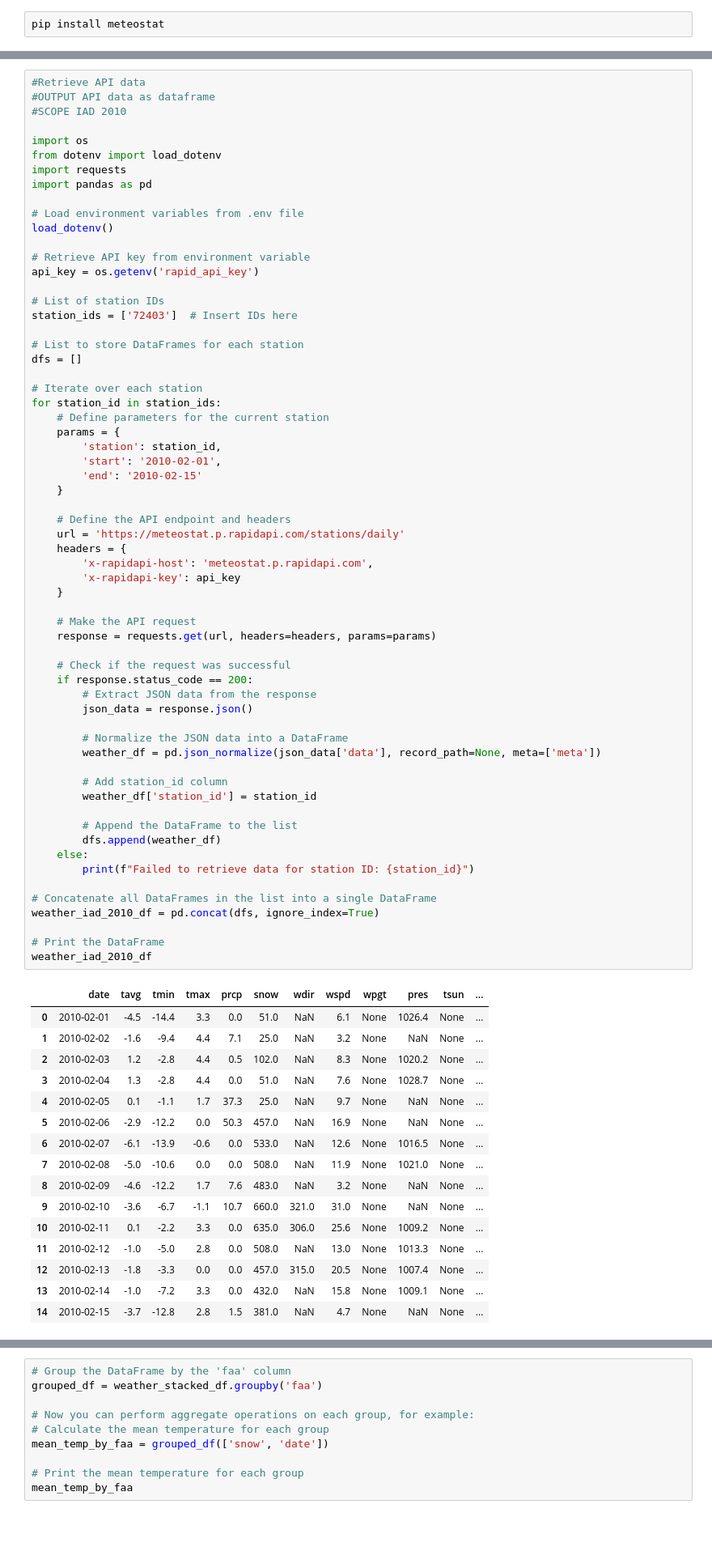
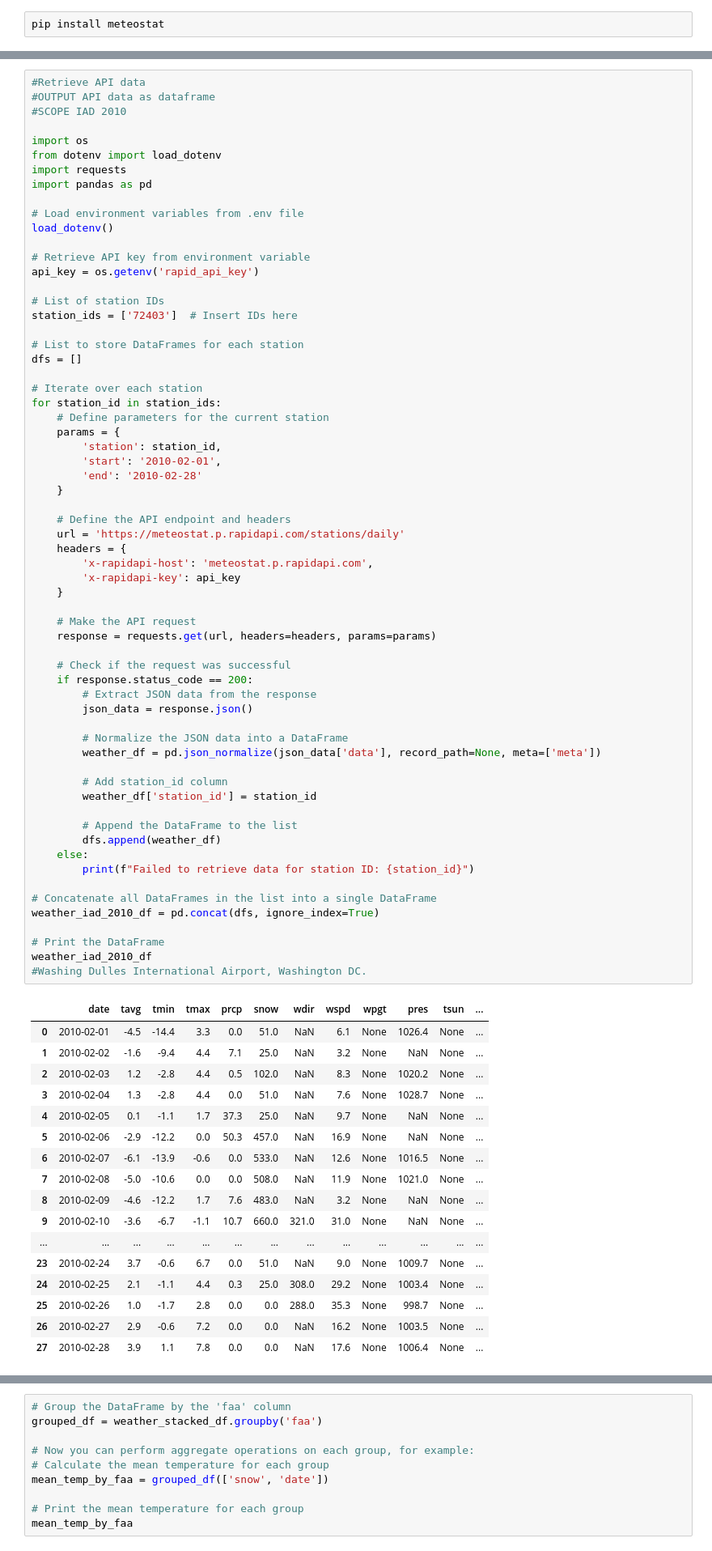
Before and after one commit to susanneferschl/da-sql-api-project-group-2_sf, a Jupyter notebook: renans_folder/renan_API.ipynb, the cells around one changed output, grey strips where cells are left out. Shown at 81% size. Drawn from its saved outputs; the diff is of its cells as text; blank space fills up the shorter version.

```diff
--- a/renans_folder/renan_API.ipynb
+++ b/renans_folder/renan_API.ipynb
@@ -61,7 +83,7 @@ for station_id in station_ids:
     params = {
         'station': station_id,
         'start': '2010-02-01',
-        'end': '2010-02-15'
+        'end': '2010-02-28'
     }
 
     # Define the API endpoint and headers
@@ -80,35 +102,37 @@ for station_id in station_ids:
         json_data = response.json()
 
         # Normalize the JSON data into a DataFrame
         weather_df = pd.json_normalize(json_data['data'], record_path=None, meta=['meta'])
 
         # Add station_id column
         weather_df['station_id'] = station_id
 
         # Append the DataFrame to the list
         dfs.append(weather_df)
     else:
         print(f"Failed to retrieve data for station ID: {station_id}")
 
 # Concatenate all DataFrames in the list into a single DataFrame
 weather_iad_2010_df = pd.concat(dfs, ignore_index=True)
 
 # Print the DataFrame
 weather_iad_2010_df
+#Washing Dulles International Airport, Washington DC.
 # %% [output]
 |  | date | tavg | tmin | tmax | prcp | snow | wdir | wspd | wpgt | pres | tsun | ... |
 | 0 | 2010-02-01 | -4.5 | -14.4 | 3.3 | 0.0 | 51.0 | NaN | 6.1 | None | 1026.4 | None | ... |
 | 1 | 2010-02-02 | -1.6 | -9.4 | 4.4 | 7.1 | 25.0 | NaN | 3.2 | None | NaN | None | ... |
 | 2 | 2010-02-03 | 1.2 | -2.8 | 4.4 | 0.5 | 102.0 | NaN | 8.3 | None | 1020.2 | None | ... |
 | 3 | 2010-02-04 | 1.3 | -2.8 | 4.4 | 0.0 | 51.0 | NaN | 7.6 | None | 1028.7 | None | ... |
 | 4 | 2010-02-05 | 0.1 | -1.1 | 1.7 | 37.3 | 25.0 | NaN | 9.7 | None | NaN | None | ... |
 | 5 | 2010-02-06 | -2.9 | -12.2 | 0.0 | 50.3 | 457.0 | NaN | 16.9 | None | NaN | None | ... |
 | 6 | 2010-02-07 | -6.1 | -13.9 | -0.6 | 0.0 | 533.0 | NaN | 12.6 | None | 1016.5 | None | ... |
 | 7 | 2010-02-08 | -5.0 | -10.6 | 0.0 | 0.0 | 508.0 | NaN | 11.9 | None | 1021.0 | None | ... |
 | 8 | 2010-02-09 | -4.6 | -12.2 | 1.7 | 7.6 | 483.0 | NaN | 3.2 | None | NaN | None | ... |
 | 9 | 2010-02-10 | -3.6 | -6.7 | -1.1 | 10.7 | 660.0 | 321.0 | 31.0 | None | NaN | None | ... |
-| 10 | 2010-02-11 | 0.1 | -2.2 | 3.3 | 0.0 | 635.0 | 306.0 | 25.6 | None | 1009.2 | None | ... |
-| 11 | 2010-02-12 | -1.0 | -5.0 | 2.8 | 0.0 | 508.0 | NaN | 13.0 | None | 1013.3 | None | ... |
-| 12 | 2010-02-13 | -1.8 | -3.3 | 0.0 | 0.0 | 457.0 | 315.0 | 20.5 | None | 1007.4 | None | ... |
-| 13 | 2010-02-14 | -1.0 | -7.2 | 3.3 | 0.0 | 432.0 | NaN | 15.8 | None | 1009.1 | None | ... |
-| 14 | 2010-02-15 | -3.7 | -12.8 | 2.8 | 1.5 | 381.0 | NaN | 4.7 | None | NaN | None | ... |
+| ... | ... | ... | ... | ... | ... | ... | ... | ... | ... | ... | ... | ... |
+| 23 | 2010-02-24 | 3.7 | -0.6 | 6.7 | 0.0 | 51.0 | NaN | 9.0 | None | 1009.7 | None | ... |
+| 24 | 2010-02-25 | 2.1 | -1.1 | 4.4 | 0.3 | 25.0 | 308.0 | 29.2 | None | 1003.4 | None | ... |
+| 25 | 2010-02-26 | 1.0 | -1.7 | 2.8 | 0.0 | 0.0 | 288.0 | 35.3 | None | 998.7 | None | ... |
+| 26 | 2010-02-27 | 2.9 | -0.6 | 7.2 | 0.0 | 0.0 | NaN | 16.2 | None | 1003.5 | None | ... |
+| 27 | 2010-02-28 | 3.9 | 1.1 | 7.8 | 0.0 | 0.0 | NaN | 17.6 | None | 1006.4 | None | ... |
```
Also changed, not shown: parts of 27 cells of this notebook.
